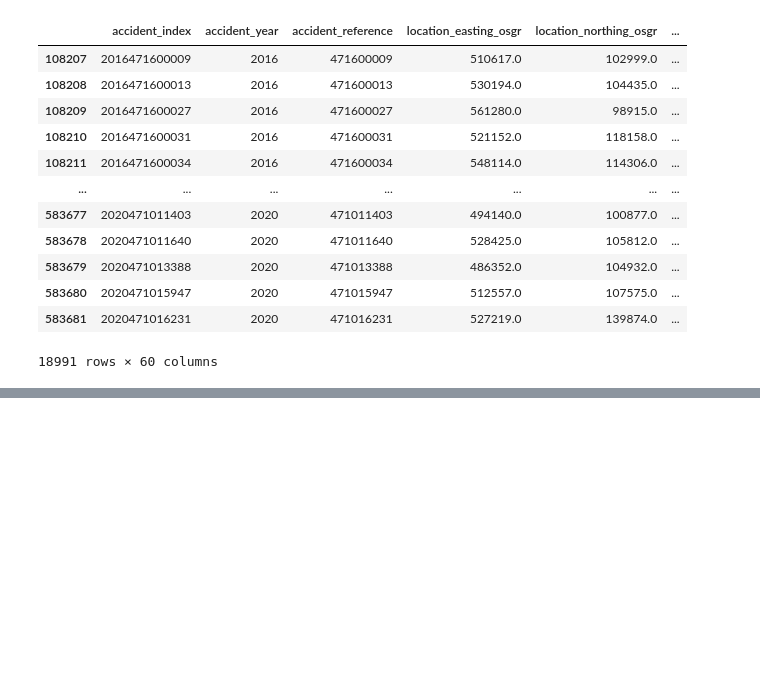
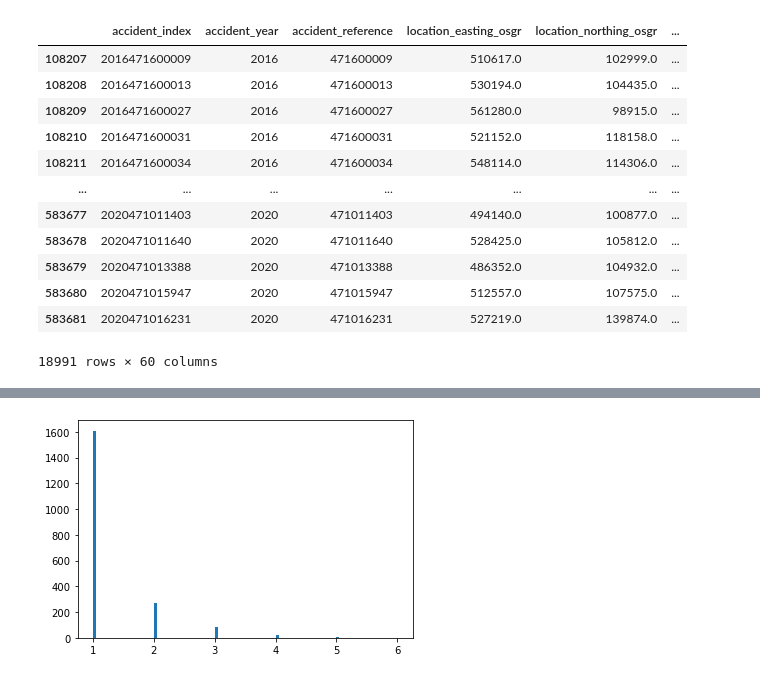
Before and after one commit to MikeHudgell/dsa, a Jupyter notebook: DSA - RTA-timeseries.ipynb, the cells around one changed output, grey strips where cells are left out. Saved outputs shown, nothing was run; the diff lists cells and outputs as text; code cells hidden in the pictures; blank space fills up the shorter version.

```diff
--- a/DSA - RTA-timeseries.ipynb
+++ b/DSA - RTA-timeseries.ipynb
@@ -181 +297,6 @@ print(x_test.shape)
+# %%
+plt.hist(y_test, 100)
+plt.show()
+# %% [output]
+[figure, added]
 # %%
```
Also changed, not shown: parts of 23 cells of this notebook, 1 other file.
